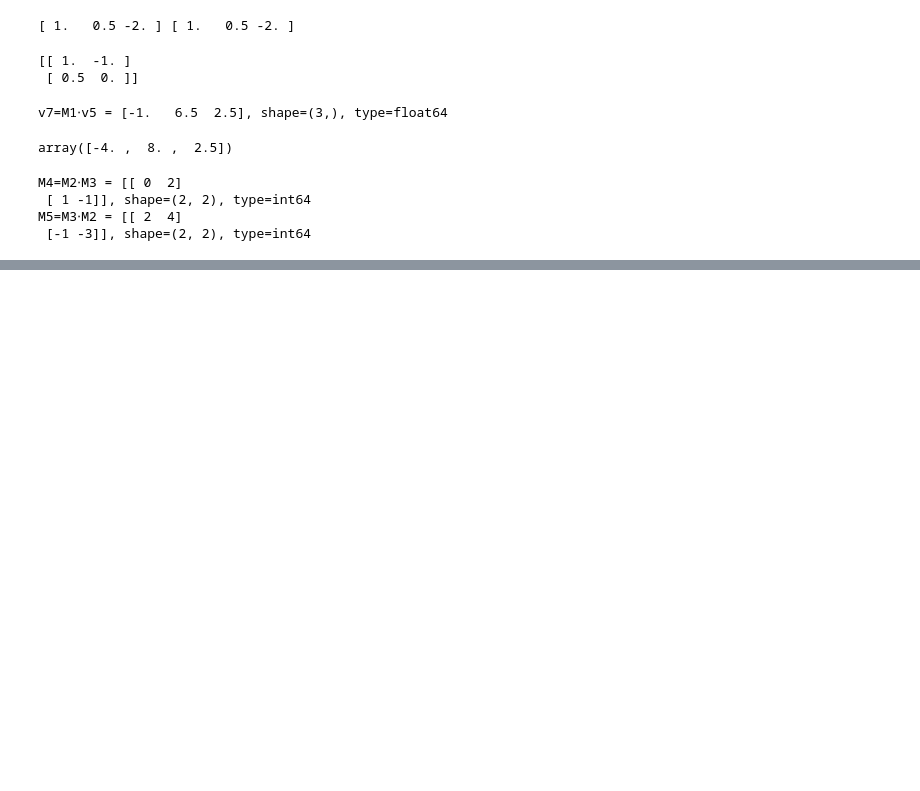
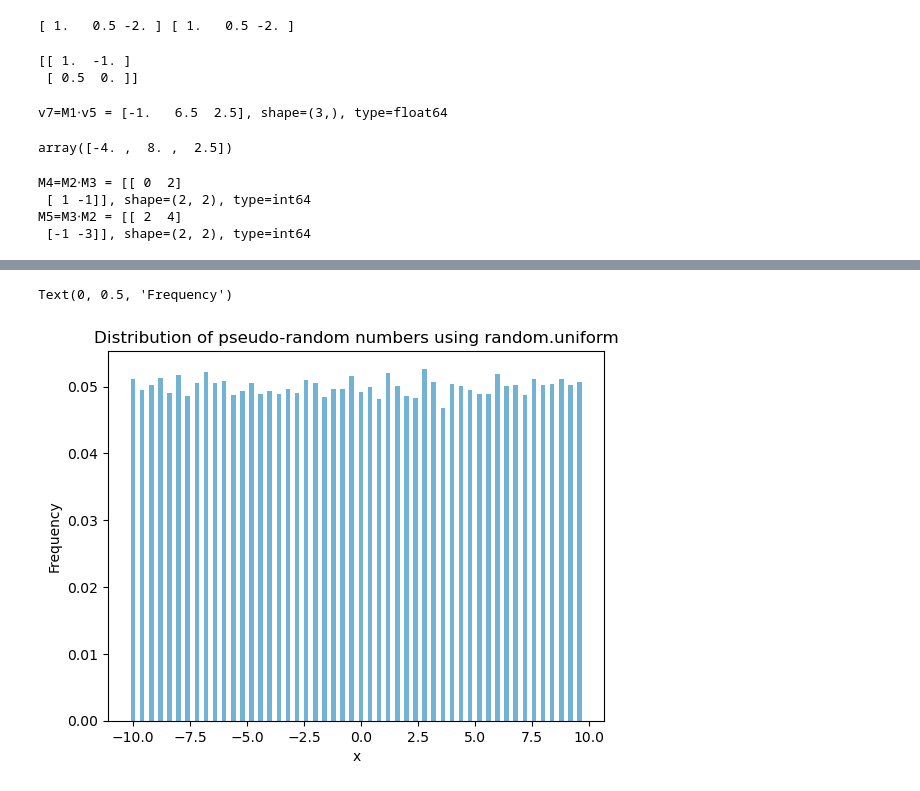
Before and after one commit to pelegs/physics_simulations_course, a Jupyter notebook: code/python_intro/numpy_scipy_1.ipynb, the cells around one changed output, grey strips where cells are left out. Cells and saved outputs as stored; diff of their text form; code cells hidden in the pictures; blank space fills up the shorter version.

```diff
--- a/code/python_intro/numpy_scipy_1.ipynb
+++ b/code/python_intro/numpy_scipy_1.ipynb
@@ -118,0 +234,3 @@ M5=M3⋅M2 = [[ 2  4]
+# %%
+r_uni = np.random.uniform(-10, 10, 100000)
+print(r_uni[:100])
@@ -118,0 +255,14 @@ M5=M3⋅M2 = [[ 2  4]
+# %%
+# This is just to show the distribution, we'll learn how to work with
+# matplotlib later...
+%matplotlib inline
+import matplotlib.pyplot as plt
+hist, bins = np.histogram(r_uni, bins=50, density=True)
+fig, ax = plt.subplots()
+ax.bar(bins[:-1], hist, width=0.2, color="#2b8cbeaa")
+ax.set_title("Distribution of pseudo-random numbers using random.uniform")
+ax.set_xlabel("x")
+ax.set_ylabel("Frequency")
+# %% [output]
+Text(0, 0.5, 'Frequency')
+[figure, added]
```
Also changed, not shown: parts of 18 cells of this notebook.
